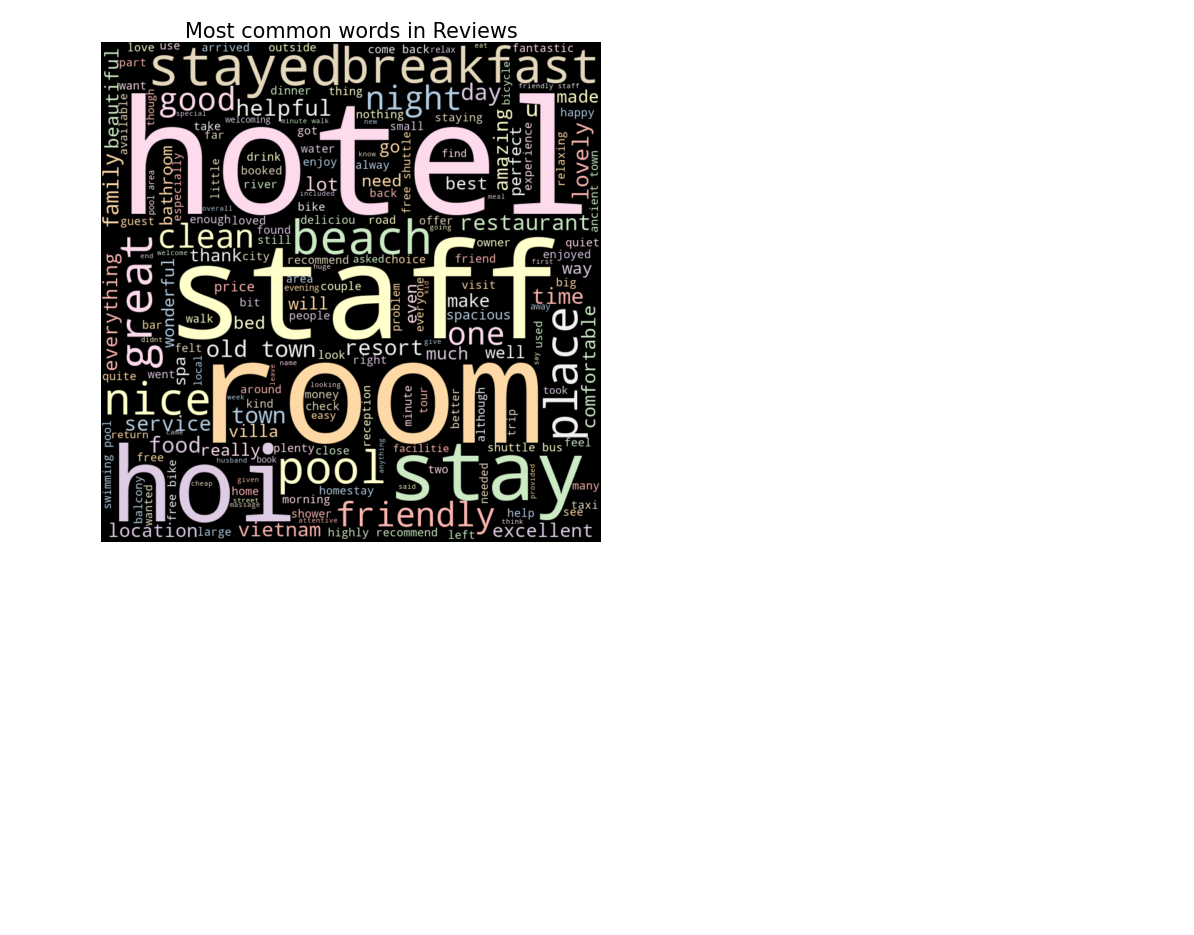
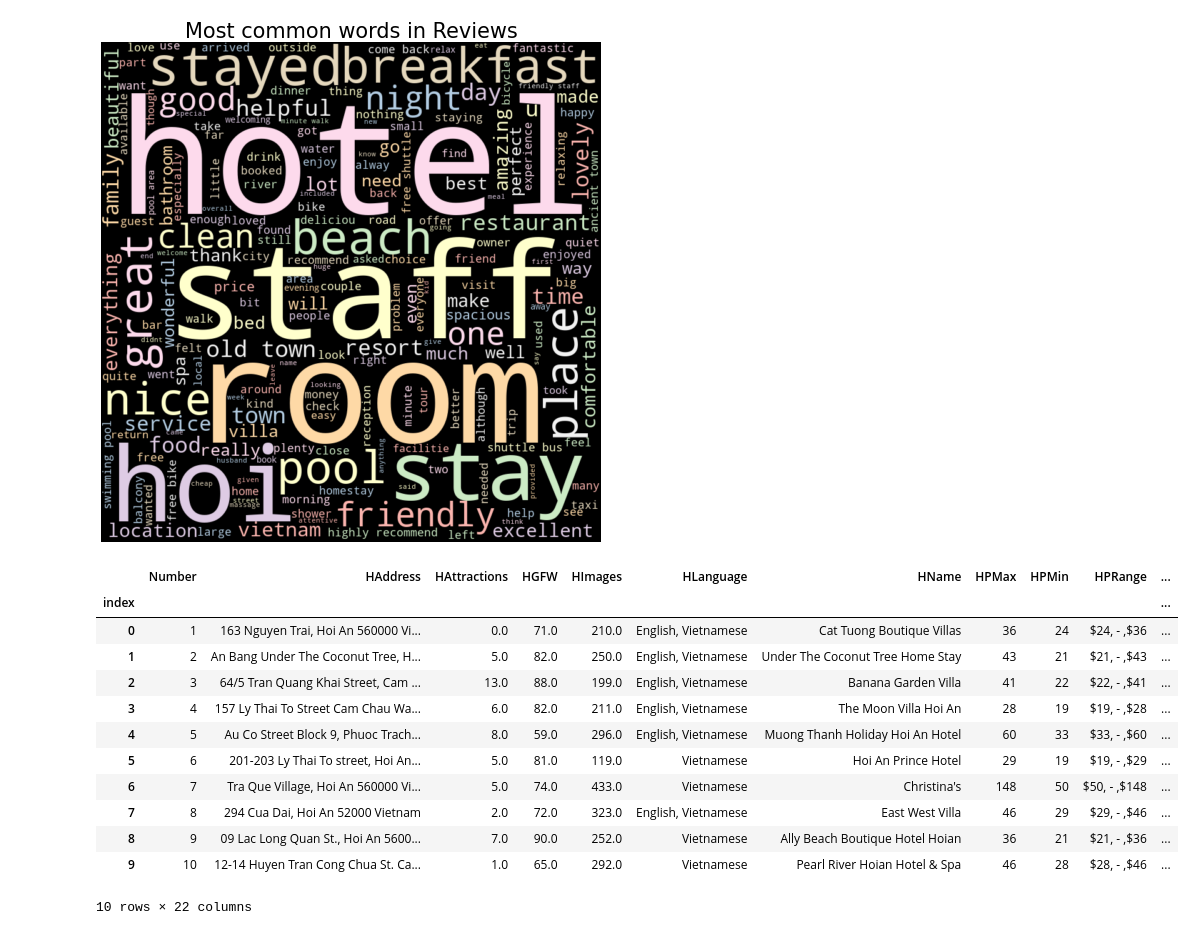
Before and after one commit to Phan-Van-Duy-Phuc/H-c-k-1-n-m-2, a Jupyter notebook: Y Tuong De Xuat.ipynb, the cells around one changed output. Cells and saved outputs as stored; diff of their text form; code cells hidden in the pictures; blank space fills up the shorter version.

```diff
--- a/Y Tuong De Xuat.ipynb
+++ b/Y Tuong De Xuat.ipynb
@@ -200,0 +209,16 @@ wordCloud_generator(rv['HComment'])
+# %%
+data_2.head(10)
+# %% [output]
+|  | Number | HAddress | HAttractions | HGFW | HImages | HLanguage | HName | HPMax | HPMin | HPRange | ... |
+| index |  |  |  |  |  |  |  |  |  |  | ... |
+| 0 | 1 | 163 Nguyen Trai, Hoi An 560000 Vi... | 0.0 | 71.0 | 210.0 | English, Vietnamese | Cat Tuong Boutique Villas | 36 | 24 | $24, - ,$36 | ... |
+| 1 | 2 | An Bang Under The Coconut Tree, H... | 5.0 | 82.0 | 250.0 | English, Vietnamese | Under The Coconut Tree Home Stay | 43 | 21 | $21, - ,$43 | ... |
+| 2 | 3 | 64/5 Tran Quang Khai Street, Cam ... | 13.0 | 88.0 | 199.0 | English, Vietnamese | Banana Garden Villa | 41 | 22 | $22, - ,$41 | ... |
+| 3 | 4 | 157 Ly Thai To Street Cam Chau Wa... | 6.0 | 82.0 | 211.0 | English, Vietnamese | The Moon Villa Hoi An | 28 | 19 | $19, - ,$28 | ... |
+| 4 | 5 | Au Co Street Block 9, Phuoc Trach... | 8.0 | 59.0 | 296.0 | English, Vietnamese | Muong Thanh Holiday Hoi An Hotel | 60 | 33 | $33, - ,$60 | ... |
+| 5 | 6 | 201-203 Ly Thai To street, Hoi An... | 5.0 | 81.0 | 119.0 | Vietnamese | Hoi An Prince Hotel | 29 | 19 | $19, - ,$29 | ... |
+| 6 | 7 | Tra Que Village, Hoi An 560000 Vi... | 5.0 | 74.0 | 433.0 | Vietnamese | Christina's | 148 | 50 | $50, - ,$148 | ... |
+| 7 | 8 | 294 Cua Dai, Hoi An 52000 Vietnam | 2.0 | 72.0 | 323.0 | English, Vietnamese | East West Villa | 46 | 29 | $29, - ,$46 | ... |
+| 8 | 9 | 09 Lac Long Quan St., Hoi An 5600... | 7.0 | 90.0 | 252.0 | Vietnamese | Ally Beach Boutique Hotel Hoian | 36 | 21 | $21, - ,$36 | ... |
+| 9 | 10 | 12-14 Huyen Tran Cong Chua St. Ca... | 1.0 | 65.0 | 292.0 | Vietnamese | Pearl River Hoian Hotel & Spa | 46 | 28 | $28, - ,$46 | ... |
+10 rows × 22 columns
```
Also changed, not shown: parts of 15 cells of this notebook.
